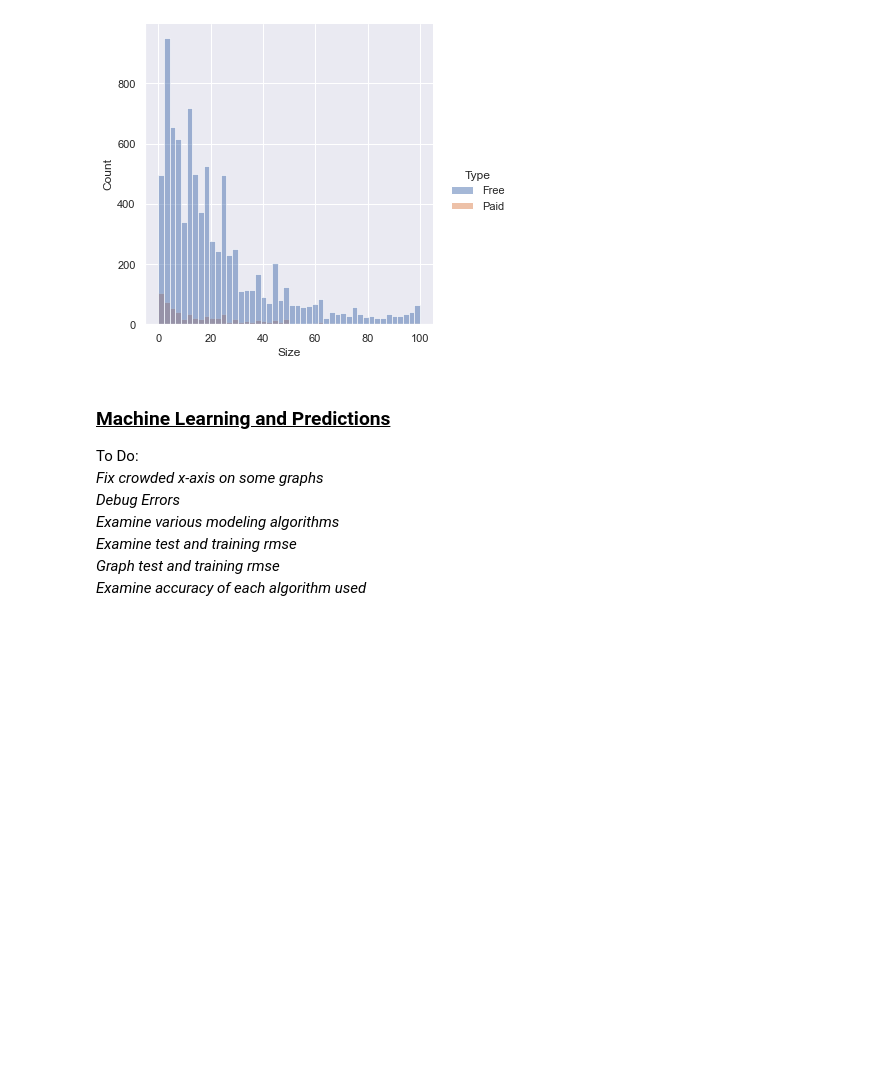
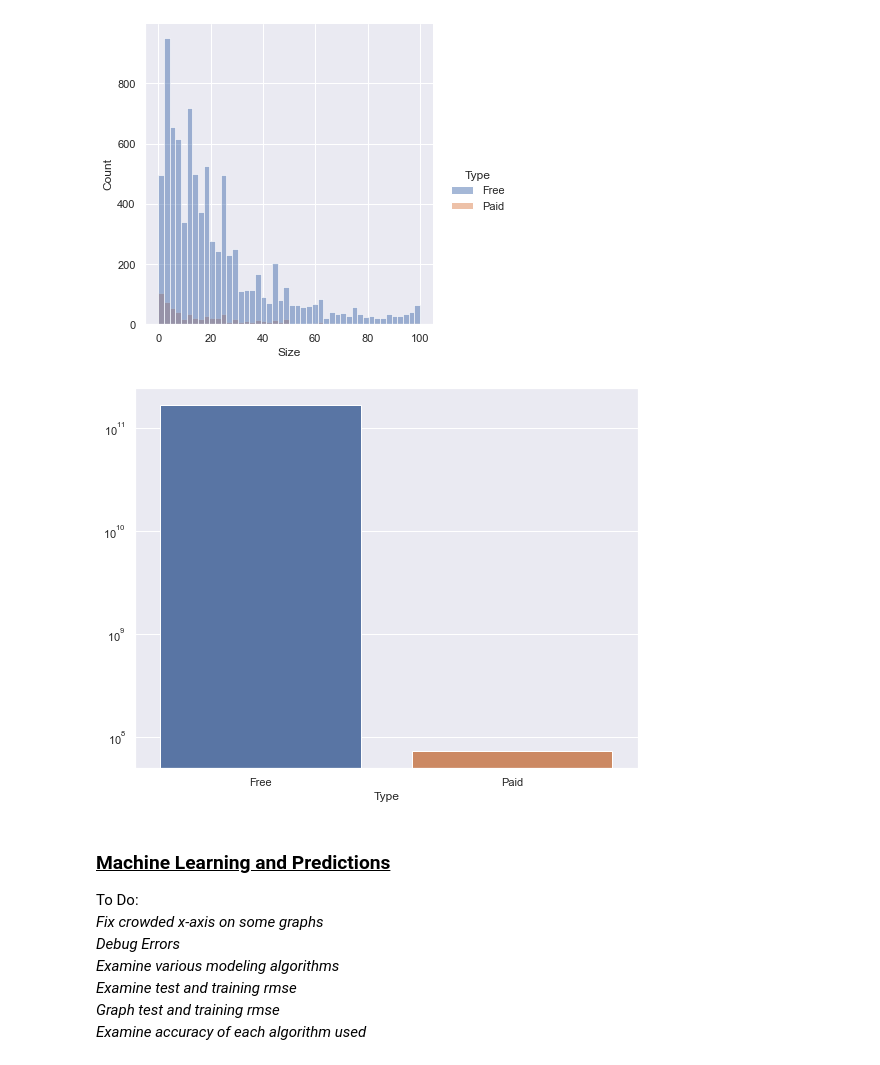
Before and after one commit to bryanaguiar/Data-Science-Group-Project, a Jupyter notebook: Playstore_Analysis_Data_Clean_Up.ipynb, the cells around one changed output. Cells and saved outputs as stored; diff of their text form; code cells hidden in the pictures; blank space fills up the shorter version.

```diff
--- a/Playstore_Analysis_Data_Clean_Up.ipynb
+++ b/Playstore_Analysis_Data_Clean_Up.ipynb
@@ -461,6 +461,12 @@ sns.displot(data=df, x='Size', hue='Type')
 # %% [output]
 <seaborn.axisgrid.FacetGrid at 0x...>
 [figure]
+# %%
+query = df.groupby('Type')['min Installs'].sum()
+sns.barplot(x=query.index, y=query.values)
+plt.yscale('log')
+# %% [output]
+[figure, added]
 # %% [markdown]
 <h3><u> Machine Learning and Predictions </u></h3>
 <p> To Do:<br>
```
Also changed, not shown: parts of 24 cells of this notebook.
